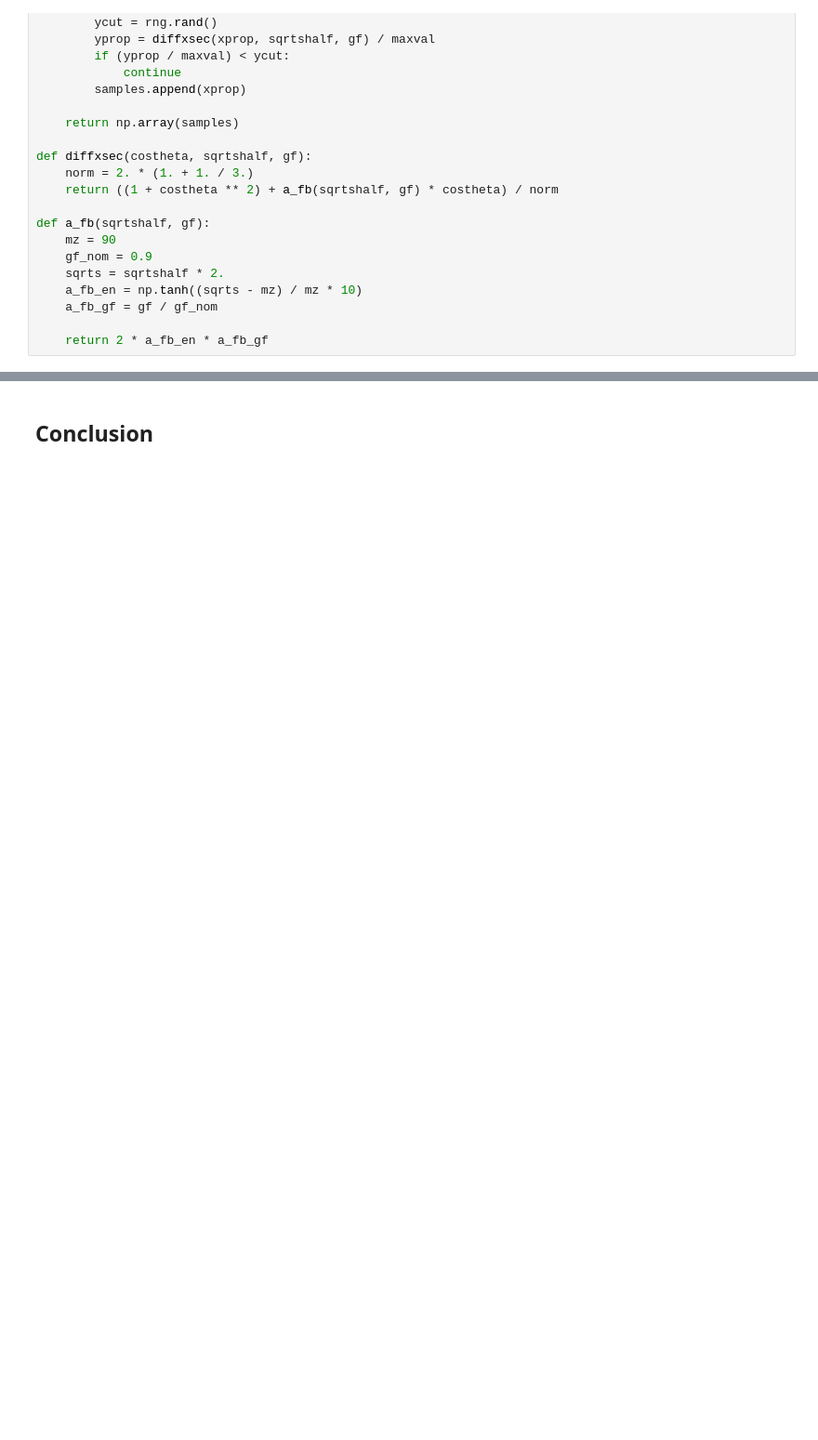
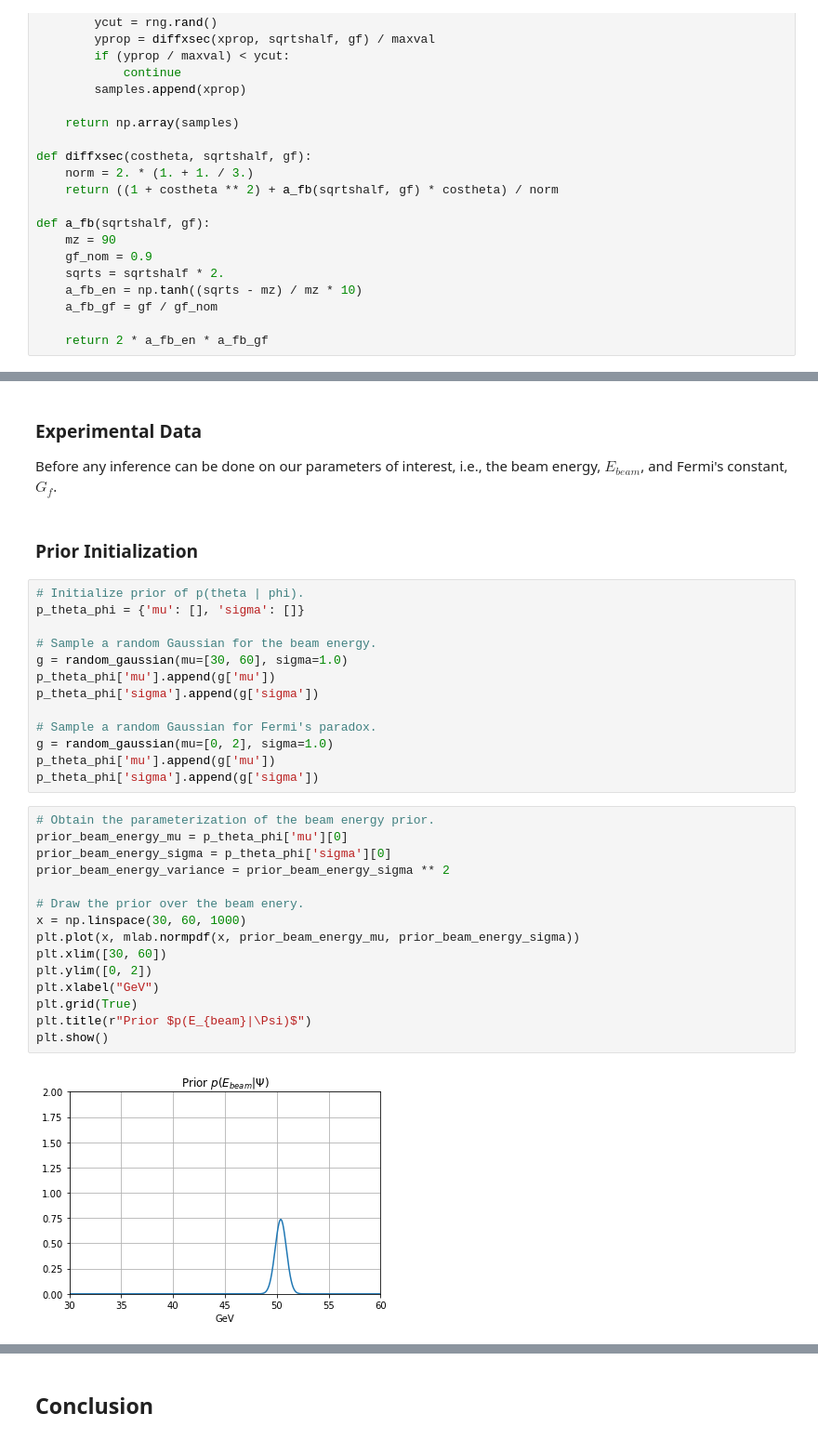
Before and after one commit to JoeriHermans/deep-learning-scripts, a Jupyter notebook: scripts/adverserial-variational-optimization/avo-notebook.ipynb, the cells around one changed output, grey strips where cells are left out. Shown at 93% size. Cells and saved outputs as stored; diff of their text form; blank space fills up the shorter version.

Commit message:
Add generation of E_beam and Gf priors.

```diff
--- a/scripts/adverserial-variational-optimization/avo-notebook.ipynb
+++ b/scripts/adverserial-variational-optimization/avo-notebook.ipynb
@@ -118,0 +181,36 @@ for energy in range(40, 51, 2):
+# %% [markdown]
+### Experimental Data
+
+Before any inference can be done on our parameters of interest, i.e., the beam energy, $E_{beam}$, and Fermi's constant, $G_f$.
+# %% [markdown]
+### Prior Initialization
+# %%
+# Initialize prior of p(theta | phi).
+p_theta_phi = {'mu': [], 'sigma': []}
+
+# Sample a random Gaussian for the beam energy.
+g = random_gaussian(mu=[30, 60], sigma=1.0)
+p_theta_phi['mu'].append(g['mu'])
+p_theta_phi['sigma'].append(g['sigma'])
+
+# Sample a random Gaussian for Fermi's paradox.
+g = random_gaussian(mu=[0, 2], sigma=1.0)
+p_theta_phi['mu'].append(g['mu'])
+p_theta_phi['sigma'].append(g['sigma'])
+# %%
+# Obtain the parameterization of the beam energy prior.
+prior_beam_energy_mu = p_theta_phi['mu'][0]
+prior_beam_energy_sigma = p_theta_phi['sigma'][0]
+prior_beam_energy_variance = prior_beam_energy_sigma ** 2
+
+# Draw the prior over the beam enery.
+x = np.linspace(30, 60, 1000)
+plt.plot(x, mlab.normpdf(x, prior_beam_energy_mu, prior_beam_energy_sigma))
+plt.xlim([30, 60])
+plt.ylim([0, 2])
+plt.xlabel("GeV")
+plt.grid(True)
+plt.title(r"Prior $p(E_{beam}|\Psi)$")
+plt.show()
+# %% [output]
+[figure, added]
```
Also changed, not shown: parts of 10 cells of this notebook.
